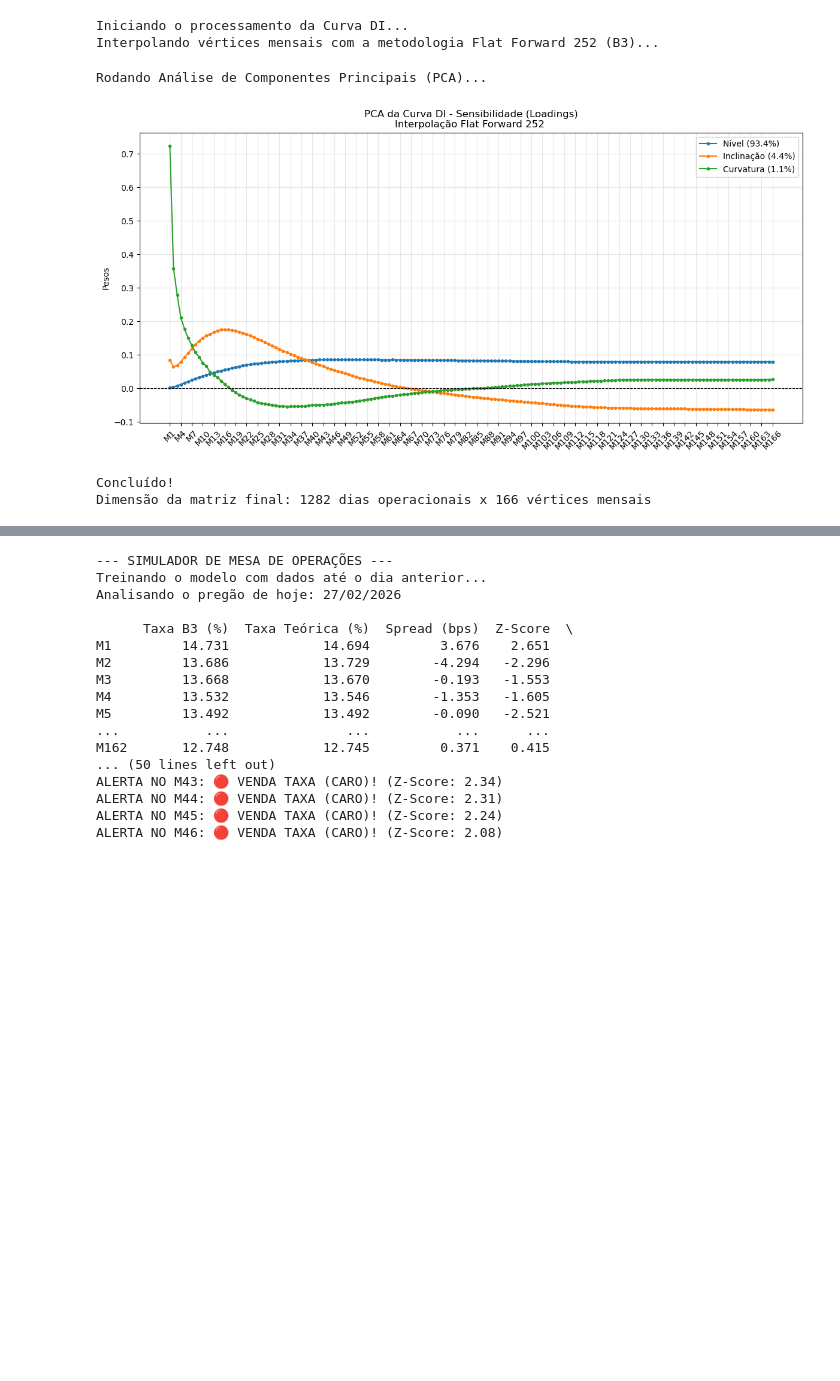
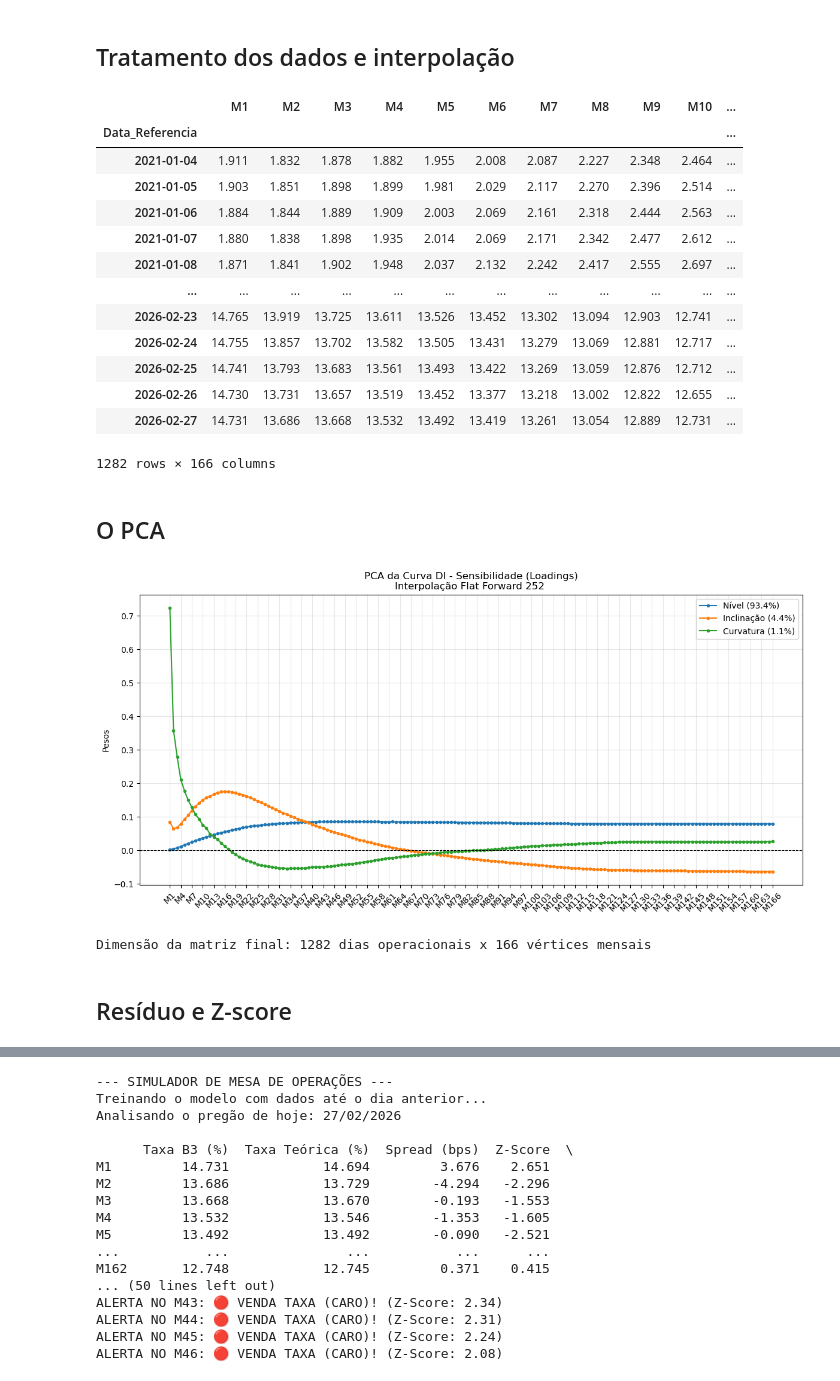
Before and after one commit to adrianfilipe/artigo_di, a Jupyter notebook: code.ipynb, the cells around one changed output, grey strips where cells are left out. Saved outputs shown, nothing was run; the diff lists cells and outputs as text; code cells hidden in the pictures; blank space fills up the shorter version.

```diff
--- a/code.ipynb
+++ b/code.ipynb
@@ -1,17 +1,16 @@
+# %% [markdown]
+## Tratamento dos dados e interpolação
 # %%
 import pandas as pd
 import numpy as np
 import matplotlib.pyplot as plt
 from sklearn.decomposition import PCA
 
-print("Iniciando o processamento da Curva DI...")
-
-# 1. Carregar os Dados e formatar datas
 df = pd.read_csv("DI_Historico_Consolidado_20210101_a_20260227.csv", sep=";")
 df['Data_Referencia'] = pd.to_datetime(df['Data_Referencia'], format='%d/%m/%Y')
 df['Maturity'] = pd.to_datetime(df['Maturity'], format='%d/%m/%Y')
 
-# 2. Calcular NDU (Dias Úteis) e Taxa Contínua
+# Calcular NDU (Dias Úteis) e Taxa Contínua
 dates_ref = df['Data_Referencia'].values.astype('datetime64[D]')
 dates_mat = df['Maturity'].values.astype('datetime64[D]')
 df['NDU'] = np.busday_count(dates_ref, dates_mat)
@@ -20,14 +19,13 @@ df['NDU'] = np.busday_count(dates_ref, dates_mat)
 df = df[df['NDU'] > 0].copy()
 df['Taxa'] = ((100000.0 / df['AdjstdQt']) ** (252.0 / df['NDU']) - 1) * 100
 
-# 3. DEFINIR VÉRTICES MENSAIS FIXOS (M1 até M166)
+# DEFINIR VÉRTICES MENSAIS FIXOS (M1 até M166)
 # Assumindo 21 dias úteis para cada mês padrão
 meses = list(range(1, 167))
 fixed_ndus = [m * 21 for m in meses]
 fixed_labels = [f'M{m}' for m in meses]
 
-print("Interpolando vértices mensais com a metodologia Flat Forward 252 (B3)...")
-# 4. INTERPOLAÇÃO FLAT FORWARD 252 (Padrão Oficial da B3)
+# INTERPOLAÇÃO FLAT FORWARD 252 (Padrão Oficial da B3) para os meses que não têm dados exatos
 interpolated_data = []
 
 for date, group in df.groupby('Data_Referencia'):
@@ -46,39 +44,60 @@ for date, group in df.groupby('Data_Referencia'):
                 rates.append(y[-1])
             else:
                 # Interpolação no miolo da curva
                 idx_post = np.searchsorted(x, target_ndu)
                 idx_ant = idx_post - 1
 
                 du_ant, du_post = x[idx_ant], x[idx_post]
                 L_ant, L_post = y[idx_ant], y[idx_post]
 
                 # Matemática Oficial da B3
                 part_post = (1 + L_post / 100) ** (du_post / 252)
                 part_ant = (1 + L_ant / 100) ** (du_ant / 252)
 
                 inner = part_post / part_ant
                 exponent = (target_ndu - du_ant) / (du_post - du_ant)
 
                 i_interp = (((inner ** exponent) * part_ant) ** (252 / target_ndu) - 1) * 100
                 rates.append(i_interp)
 
         # Guarda o dia preenchido
         row = {'Data_Referencia': date}
         for label, rate in zip(fixed_labels, rates):
             row[label] = rate
         interpolated_data.append(row)
 
 # Montar a Matriz Pivotada Final
 df_pivot = pd.DataFrame(interpolated_data).set_index('Data_Referencia').dropna()
 
 df_pivot.to_excel('Curva_DI_Interpolada_Flat_Forward_252.xlsx')
+df_pivot
 # %% [output]
+|  | M1 | M2 | M3 | M4 | M5 | M6 | M7 | M8 | M9 | M10 | ... |
+| Data_Referencia |  |  |  |  |  |  |  |  |  |  | ... |
+| 2021-01-04 | 1.911 | 1.832 | 1.878 | 1.882 | 1.955 | 2.008 | 2.087 | 2.227 | 2.348 | 2.464 | ... |
+| 2021-01-05 | 1.903 | 1.851 | 1.898 | 1.899 | 1.981 | 2.029 | 2.117 | 2.270 | 2.396 | 2.514 | ... |
+| 2021-01-06 | 1.884 | 1.844 | 1.889 | 1.909 | 2.003 | 2.069 | 2.161 | 2.318 | 2.444 | 2.563 | ... |
+| 2021-01-07 | 1.880 | 1.838 | 1.898 | 1.935 | 2.014 | 2.069 | 2.171 | 2.342 | 2.477 | 2.612 | ... |
+| 2021-01-08 | 1.871 | 1.841 | 1.902 | 1.948 | 2.037 | 2.132 | 2.242 | 2.417 | 2.555 | 2.697 | ... |
+| ... | ... | ... | ... | ... | ... | ... | ... | ... | ... | ... | ... |
+| 2026-02-23 | 14.765 | 13.919 | 13.725 | 13.611 | 13.526 | 13.452 | 13.302 | 13.094 | 12.903 | 12.741 | ... |
+| 2026-02-24 | 14.755 | 13.857 | 13.702 | 13.582 | 13.505 | 13.431 | 13.279 | 13.069 | 12.881 | 12.717 | ... |
+| 2026-02-25 | 14.741 | 13.793 | 13.683 | 13.561 | 13.493 | 13.422 | 13.269 | 13.059 | 12.876 | 12.712 | ... |
+| 2026-02-26 | 14.730 | 13.731 | 13.657 | 13.519 | 13.452 | 13.377 | 13.218 | 13.002 | 12.822 | 12.655 | ... |
+| 2026-02-27 | 14.731 | 13.686 | 13.668 | 13.532 | 13.492 | 13.419 | 13.261 | 13.054 | 12.889 | 12.731 | ... |
-Iniciando o processamento da Curva DI...
-Interpolando vértices mensais com a metodologia Flat Forward 252 (B3)...
+1282 rows × 166 columns
+# %% [markdown]
+## O PCA
 # %%
 
-# ----------- PCA -------------
-print("\nRodando Análise de Componentes Principais (PCA)...")
+###################################### PCA #######################################
+# Nivel: Sensibilidade a variações paralelas (shift) da curva
+# Inclinação: Sensibilidade a variações de inclinação (steepening/flattening)
+# Curvatura: Sensibilidade a variações de curvatura (butterfly)
+#------------------------------------------------------------
+# Nível :
+
+
 
 # O PCA usa a VARIAÇÃO DIÁRIA (Delta y) da matriz interpolada
 df_diff = df_pivot.diff().dropna()
@@ -112,13 +131,12 @@ if not os.path.exists('Figures'):
 plt.savefig('Figures/pca_loadings.png')
 plt.show()
 
-print("\nConcluído!")
 print(f"Dimensão da matriz final: {df_pivot.shape[0]} dias operacionais x {df_pivot.shape[1]} vértices mensais")
 # %% [output]
+[figure]
-Rodando Análise de Componentes Principais (PCA)...
+Dimensão da matriz final: 1282 dias operacionais x 166 vértices mensais
-[figure]
-Concluído!
-Dimensão da matriz final: 1282 dias operacionais x 166 vértices mensais
+# %% [markdown]
+## Resíduo e Z-score
 # %%
 # EXTRAÇÃO DO RESÍDUO (A ANOMALIA)
 print("Calculando o Preço Justo e extraindo o Spread...")
```
Also changed, not shown: parts of 12 cells of this notebook.
